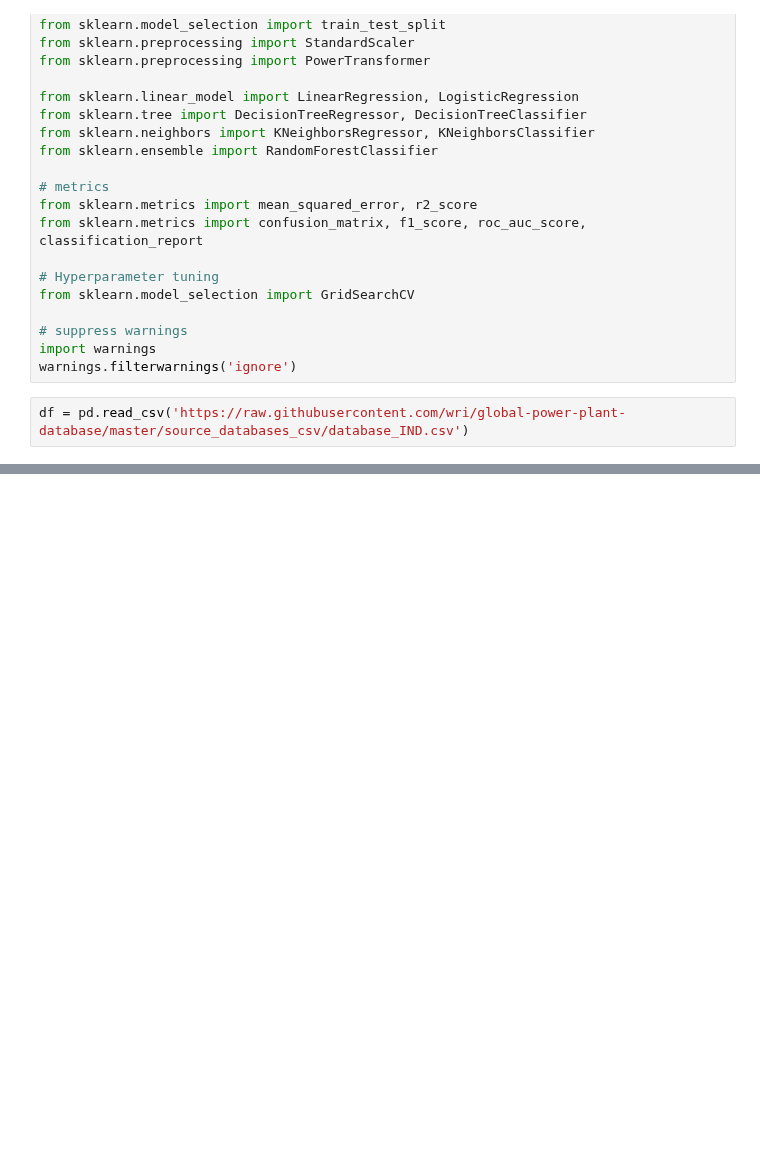
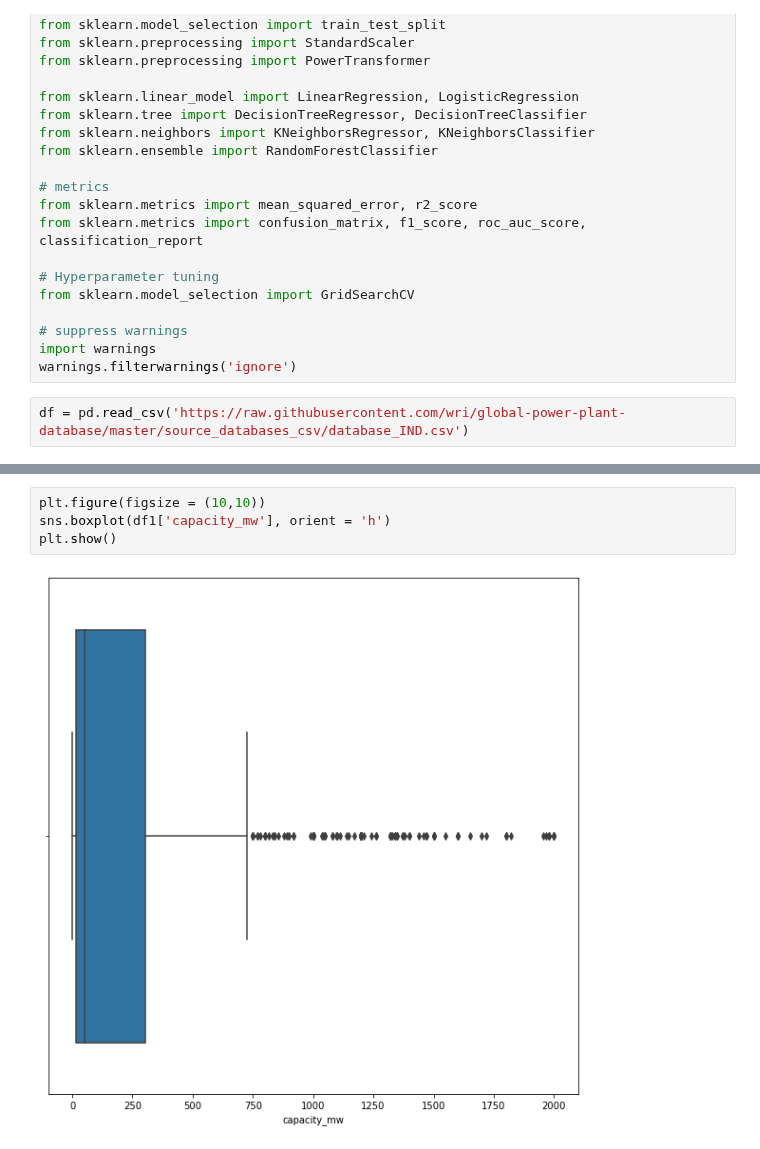
Before and after one commit to zobekenobe/DT-Evaluation-Project, a Jupyter notebook: Project 4.ipynb, the cells around one changed output, grey strips where cells are left out. Cells and saved outputs as stored; diff of their text form; blank space fills up the shorter version.

```diff
--- a/Project 4.ipynb
+++ b/Project 4.ipynb
@@ -89,0 +267,6 @@ df = pd.read_csv('https://raw.githubusercontent.com/wri/global-power-plant-datab
+# %%
+plt.figure(figsize = (10,10))
+sns.boxplot(df1['capacity_mw'], orient = 'h')
+plt.show()
+# %% [output]
+[figure, added]
```
Also changed, not shown: parts of 55 cells of this notebook, 2 other files.
